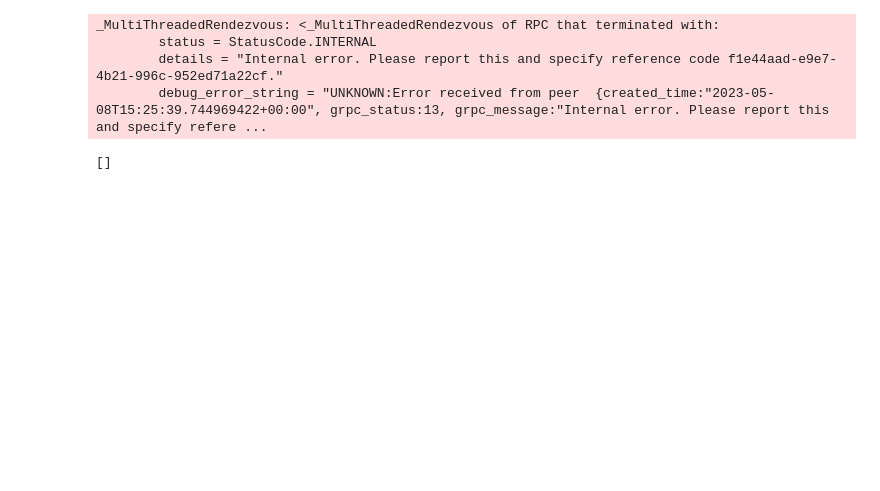
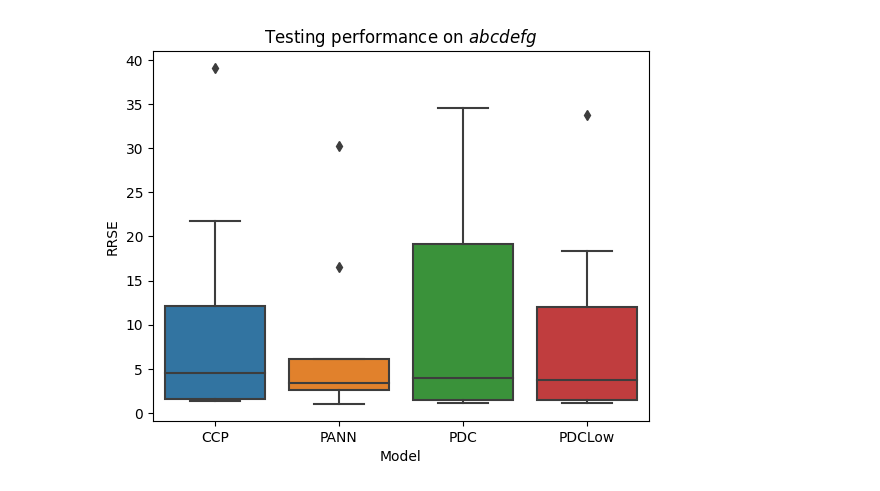
Before and after one commit to jesperhauch/polynomial_deep_learning, a Jupyter notebook: result_calculation.ipynb, the cells around one changed output. Cells and saved outputs as stored; diff of their text form; code cells hidden in the pictures; blank space fills up the shorter version.

Commit message:
model evaluation notebooks update

```diff
--- a/result_calculation.ipynb
+++ b/result_calculation.ipynb
@@ -1,6 +0,0 @@
-# %%
-from tensorboard.backend.event_processing.event_accumulator import EventAccumulator
-log_file = r'tb_logs\a\CCP\normal(0,5)\events.out.tfevents.1679904049.JesperPC.8972.0'
-event_acc = EventAccumulator(log_file)
-event_acc.Reload()
-print(event_acc.Tags())
@@ -34,11 +0,0 @@ experiment = tb.data.experimental.ExperimentFromDev(log_file2)
-# %%
-experiment.get_scalars()
-# %% [output]
-_MultiThreadedRendezvous: <_MultiThreadedRendezvous of RPC that terminated with:
-        status = StatusCode.INTERNAL
-        details = "Internal error. Please report this and specify reference code f1e44aad-e9e7-4b21-996c-952ed71a22cf."
-        debug_error_string = "UNKNOWN:Error received from peer  {created_time:"2023-05-08T15:25:39.744969422+00:00", grpc_status:13, grpc_message:"Internal error. Please report this and specify refere ...
-# %%
-summary.summary.value
-# %% [output]
-[]
@@ -44,0 +9,21 @@ summary.summary.value
+# %%
+folder_path = r'tb_logs\Polynomials\a_b_c_d_e_f_g'
+model_performance = {}
+for path, subdirs, files in os.walk(folder_path):
+    for name in files:
+        if name.endswith("1"):
+            model_name = re.findall(r'\\([A-Z]*[a-z]*)\\version', path)[0]
+            eventfile_path = os.path.join(path, name)
+            event_acc = EventAccumulator(eventfile_path)
+            event_acc.Reload()
+            model_performance[model_name] = []
+            for tag in event_acc.Tags()['scalars']:
+                if "rrse" in tag:
+                    model_performance[model_name].append(event_acc.Scalars(tag)[-1].value)
+
+ax = sns.boxplot(data=pd.DataFrame.from_dict(model_performance))
+ax.set(xlabel="Model", ylabel="RRSE", title="Testing performance on $a b c d e f g$")
+fig = ax.get_figure()
+#fig.savefig("report\\" + folder_path.split("\\")[-1], bbox_inches="tight")
+# %% [output]
+[figure, added]
```
Also changed, not shown: parts of 15 cells of this notebook, 1 other file.
